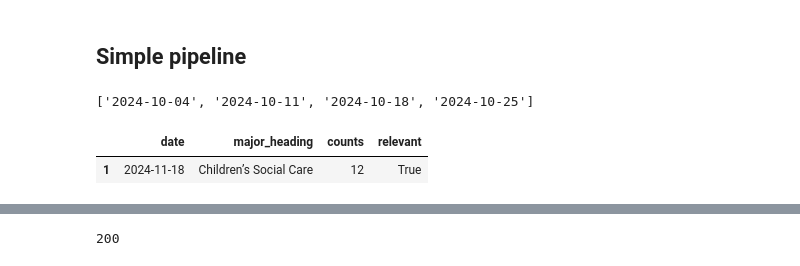
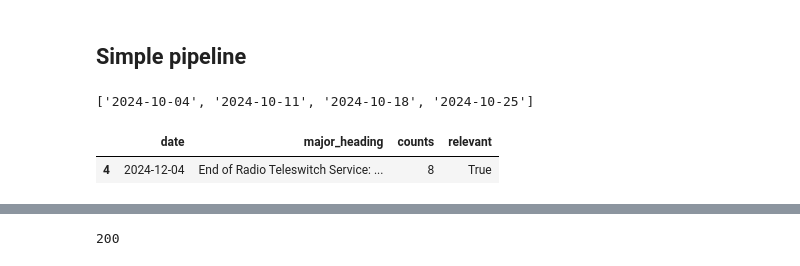
Before and after one commit to nestauk/discovery_mission_radar_prototyping, a Jupyter notebook: notebooks/policy_scanning/00_checking_Hansard.ipynb, the cells around one changed output, grey strips where cells are left out. Saved outputs shown, nothing was run; the diff lists cells and outputs as text; code cells hidden in the pictures.

```diff
--- a/notebooks/policy_scanning/00_checking_Hansard.ipynb
+++ b/notebooks/policy_scanning/00_checking_Hansard.ipynb
@@ -387,7 +195,7 @@ def get_speeches_for_period(
     return (
             debates_df
             .query("date >= @start_date and date <= @end_date")
-            .merge(labelstore_df[["id", "mission_labels", "topic_labels"]], left_on="speech_id", right_on="id")
+            .merge(labelstore_df[["id", "mission_labels", "topic_labels"]], left_on="speech_id", right_on="id", how='left')
             .drop_duplicates(subset=["speakername", "speech"])
             .assign(
                 headings=lambda df: np.where(
@@ -421,7 +229,7 @@ def get_debates_major_headings(debates_df: pd.DataFrame) -> pd.DataFrame:
     )
 
 
-def get_debate_text(debates_df: pd.DataFrame, debate_title: str) -> str:
+def get_debate_text_and_date(debates_df: pd.DataFrame, debate_title: str) -> Tuple[str, str]:
     """Get the text of a debate given its title
 
     Args:
@@ -429,7 +237,7 @@ def get_debate_text(debates_df: pd.DataFrame, debate_title: str) -> str:
         debate_title: The title of the debate
 
     Returns:
-        The text of the debate
+        A tuple with the debate text and the dates when the debate took place
     """
     _debate = (
         debates_df
@@ -437,12 +245,14 @@ def get_debate_text(debates_df: pd.DataFrame, debate_title: str) -> str:
         .sort_values('speech_id')
         .to_dict(orient='records')
     )
+    unique_dates = debates_df.query("major_heading == @debate_title").date.unique()
+    dates = ", ".join(unique_dates)
     debate_text = debate_title + "\n-----\n"
     for speech in _debate:
         debate_text += f"{speech['speakername']} ({speech['name_org']})" + "\n"
         debate_text += speech['speech'] + "\n"
         debate_text += "-----" + "\n"
-    return debate_text
+    return debate_text, dates
 
 
 def relevance_check(df: pd.DataFrame, threshold: int = 10, filter: Literal[None, 'relevant', 'not relevant']=None) -> pd.DataFrame:
@@ -555,35 +395,56 @@ for mission in ['ASF', 'AFS', 'AHL']:
 
 #     print(message_date)
 #     print(debate_titles)
+# %%
+def check_more_robust_keywords(mission_debates_df, keywords_dict):
+    _df = mission_debates_df.copy()
+    _sentences = []
+    _categories = []
+    _keywords = []
+    for _, row in mission_debates_df.iterrows():
+        df = get_keyword_hits(row['speech'], keywords_dict)
+        _sentences.append(df['sentence'].to_list())
+        _categories.append(df['category'].to_list())
+        _keywords.append(df['keyword'].to_list())
+    _df['sentence'] = _sentences
+    _df['category'] = _categories
+    _df['keyword'] = _keywords
+    _df = _df.assign(n_sentences = lambda df: df['sentence'].apply(len))
+    return _df.query("n_sentences > 0")
 # %%
-# mission = 'ASF'
-mission = 'AFS'
-# message_date = datetime.now().strftime("%Y-%m-%d")
+mission = 'ASF'
+# mission = 'AFS'
+# mission = 'AHL'
+message_date = datetime.now().strftime("%Y-%m-%d")
 # message_date = "2024-11-08"
-message_date = "2024-11-22"
+# message_date = "2024-11-22"
+# message_date = "2024-12-09"
 # message_date = "2024-10-10"
+# message_date = "2021-05-28"
 data_end_date = message_date
 data_start_date = get_weekly_start_date(data_end_date, weeks=1)
 
 # Get the speeches of the preceding week
 weekly_speeches_df = get_speeches_for_period(
     debates_df=debates_df,
     labelstore_df=labelstore_df,
     start_date=data_start_date,
     end_date=data_end_date
 )
 # Select only debates related to one of the missions
-mission_debates_df = weekly_speeches_df.query("mission_labels == @mission")
+# mission_debates_df = weekly_speeches_df.query("mission_labels == @mission")
+# mission_debates_df = check_more_robust_keywords(mission_debates_df, keywords_dict[mission])
+mission_debates_df = check_more_robust_keywords(weekly_speeches_df, keywords_dict[mission])
 # Get the major headings
 mission_debates_major_headings_df = get_debates_major_headings(mission_debates_df)
 # Filter the debates by relevance (simple threshold)
-debates_to_summarise_df = relevance_check(mission_debates_major_headings_df, filter='relevant')
+debates_to_summarise_df = relevance_check(mission_debates_major_headings_df, threshold = 5, filter='relevant')
 # Get unique debate titles
 debate_titles = debates_to_summarise_df.major_heading.unique()
 debates_to_summarise_df
 # %% [output]
 |  | date | major_heading | counts | relevant |
-| 1 | 2024-11-18 | Children’s Social Care | 12 | True |
+| 4 | 2024-12-04 | End of Radio Teleswitch Service: ... | 8 | True |
 # %%
 importlib.reload(synthesis_utils);
 # %%
```
Also changed, not shown: parts of 64 cells of this notebook, 2 other files.
